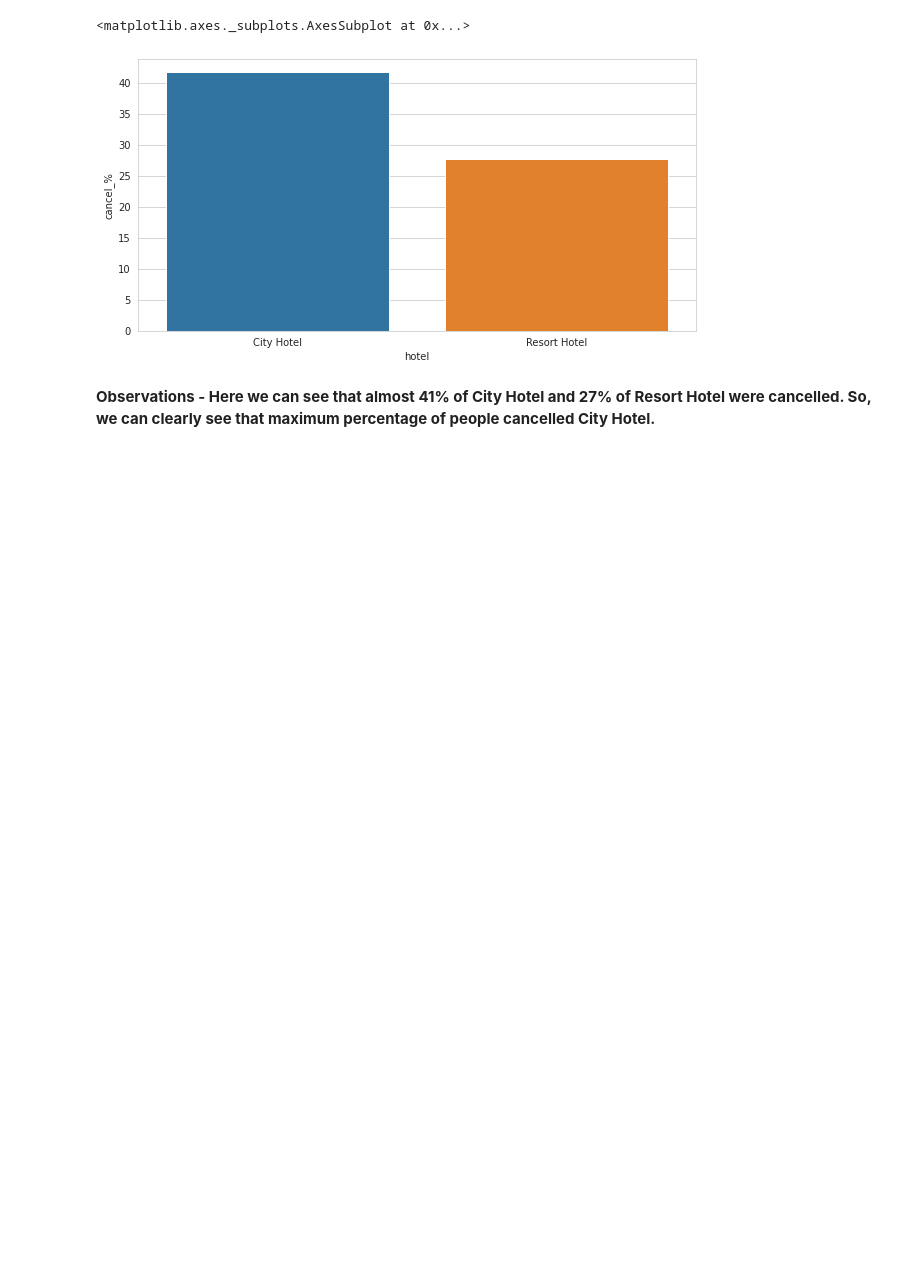
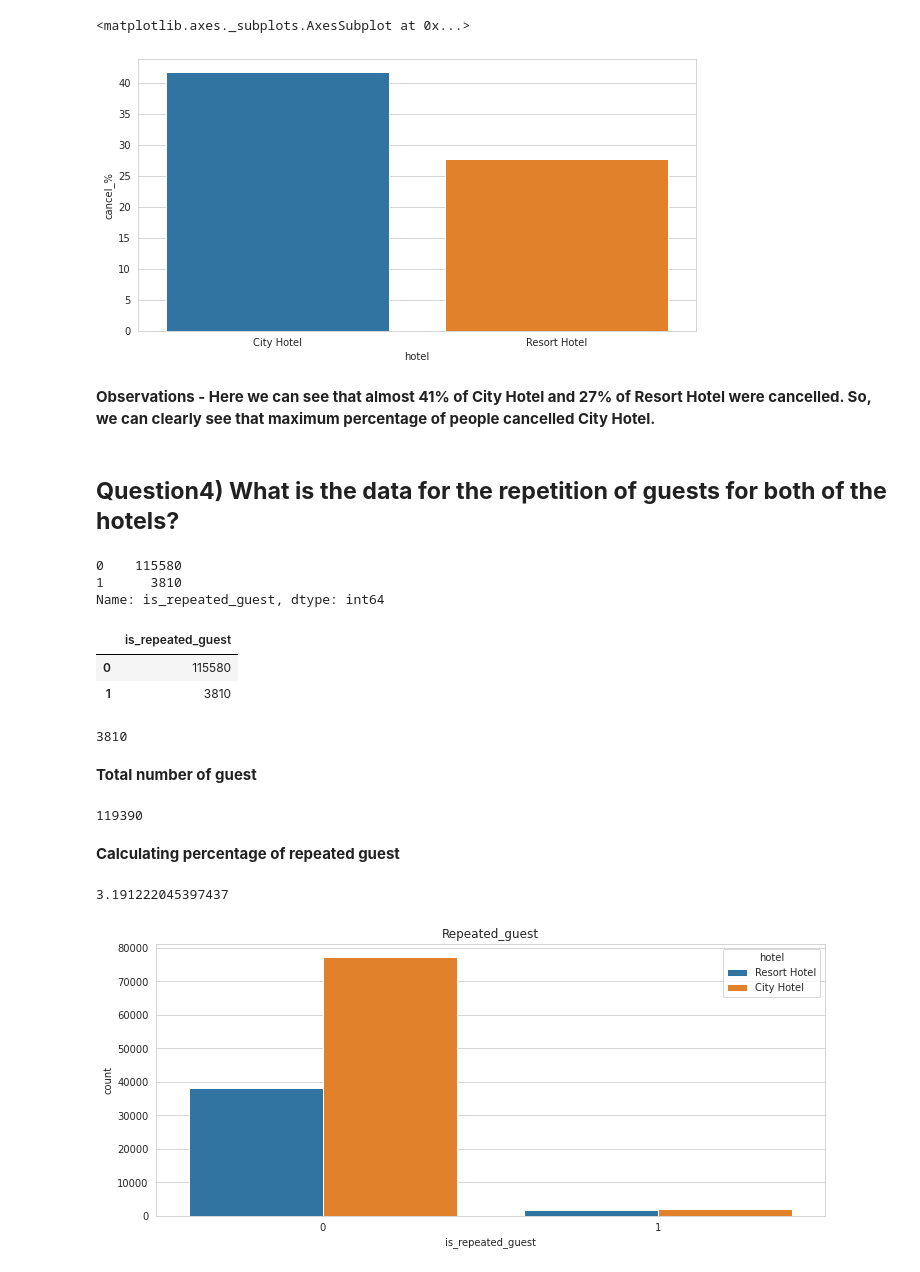
Before and after one commit to 1991Ab/Capstone-Project-1-Hotel-Booking-Analysis, a Jupyter notebook: Hotel_Booking_Analysis_EDA_Team_notebook.ipynb, the cells around one changed output. Cells and saved outputs as stored; diff of their text form; code cells hidden in the pictures; blank space fills up the shorter version.

```diff
--- a/Hotel_Booking_Analysis_EDA_Team_notebook.ipynb
+++ b/Hotel_Booking_Analysis_EDA_Team_notebook.ipynb
@@ -461,3 +460,40 @@ sns.barplot(x = D3.index, y = D3['cancel_%'])
 [figure]
 # %% [markdown]
 **Observations - Here we can see that almost 41% of City Hotel and 27% of Resort Hotel were cancelled. So, we can clearly see that maximum percentage of people cancelled City Hotel.**
+# %% [markdown]
+## **Question4) What is the data for the repetition of guests for both of the hotels?**
+# %%
+df['is_repeated_guest'].value_counts()
+# %% [output]
+0    115580
+1      3810
+Name: is_repeated_guest, dtype: int64
+# %%
+pd.DataFrame(df['is_repeated_guest'].value_counts())
+# %% [output]
+|  | is_repeated_guest |
+| 0 | 115580 |
+| 1 | 3810 |
+# %%
+sns.countplot
+plt.rcParams['figure.figsize'] = (12,5)
+# %%
+(df['is_repeated_guest']!=0).sum()
+# %% [output]
+3810
+# %% [markdown]
+**Total number of guest**
+# %%
+df['is_repeated_guest'].value_counts().sum()
+# %% [output]
+119390
+# %% [markdown]
+**Calculating percentage of repeated guest**
+# %%
+((df['is_repeated_guest']!=0).sum()/df['is_repeated_guest'].value_counts().sum())*100
+# %% [output]
+3.191222045397437
+# %%
+ax = sns.countplot(x = 'is_repeated_guest', data = df, hue= 'hotel').set_title('Repeated_guest')
+# %% [output]
+[figure, added]
```
Also changed, not shown: parts of 8 cells of this notebook.
